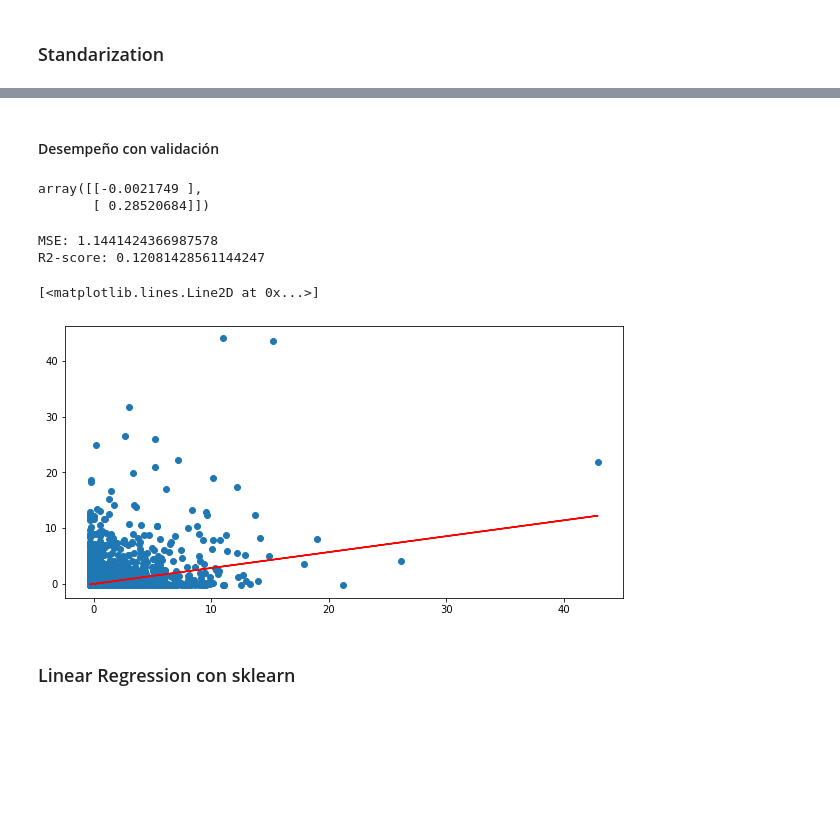
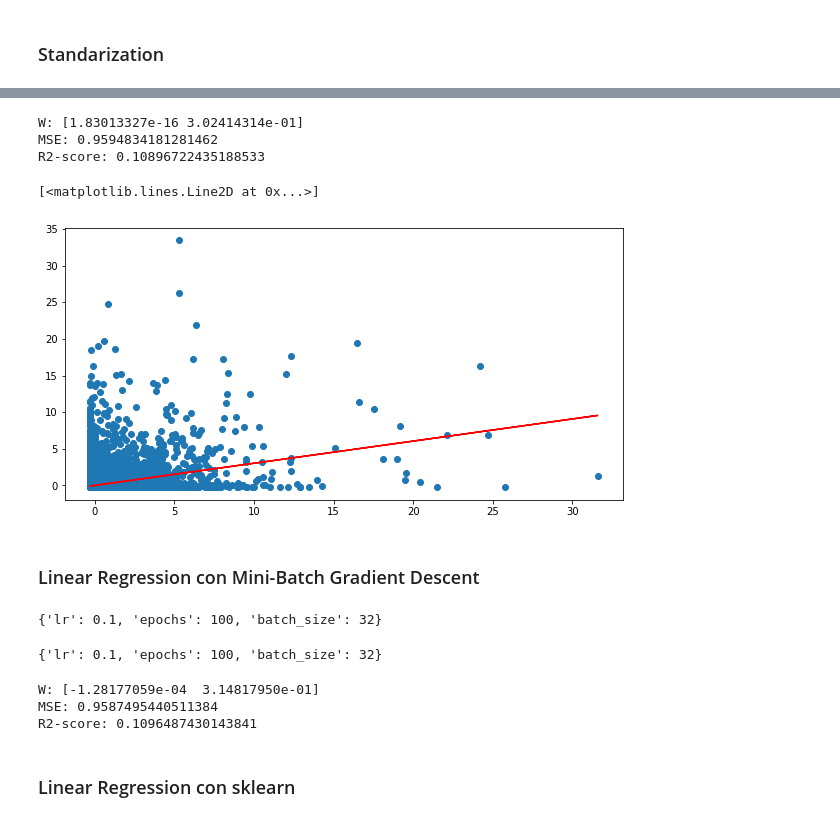
Before and after one commit to freddy120/ad_ceia, a Jupyter notebook: notebooks/tpintegrador/TP Integrador Análisis de datos.ipynb, the cells around one changed output, grey strips where cells are left out. Saved outputs shown, nothing was run; the diff lists cells and outputs as text; code cells hidden in the pictures; blank space fills up the shorter version.

```diff
--- a/notebooks/tpintegrador/TP Integrador Análisis de datos.ipynb
+++ b/notebooks/tpintegrador/TP Integrador Análisis de datos.ipynb
@@ -1328,5 +1470,7 @@ Test: (27857, 1) (27857,)
 x_scaler = StandardScaler()
 y_scaler = StandardScaler()
 X_train_scaled = x_scaler.fit_transform(X_train.values)
+X_test_scaled = x_scaler.transform(X_test.values)
 y_train_scaled = y_scaler.fit_transform(y_train.to_numpy().reshape(-1,1))
+y_test_scaled = y_scaler.transform(y_test.to_numpy().reshape(-1,1))
 # %% [markdown]
@@ -1506,2 +1649,0 @@ class LinearRegressionWithGradient(BaseModel):
-# %% [markdown]
-#### Desempeño con validación
@@ -1519,18 +1650,27 @@ lr_mse = mse(y_val_1, y_val_predict)
-# %%
-lineal_reg.model
-# %% [output]
-array([[-0.0021749 ],
-       [ 0.28520684]])
-# %%
-print('MSE: {} '.format(lr_mse))
-print('R2-score: {}'.format(r2_score(y_val_1, y_val_predict)))
-# %% [output]
-MSE: 1.1441424366987578
-R2-score: 0.12081428561144247
+# %%
+mse = MSE()
+lineal_reg = LinearRegressionWithB()
+
+# train
+lineal_reg.fit(X_train_scaled, y_train_scaled)
+
+# test
+y_test_predict = lineal_reg.predict(X_test_scaled)
+lr_mse = mse(y_test_scaled, y_test_predict)
+
+print('W: {}'. format(lineal_reg.model.ravel()))
+print('MSE: {} '.format(lr_mse))
+print('R2-score: {}'.format(r2_score(y_test_scaled, y_test_predict)))
+# %% [output]
+W: [1.83013327e-16 3.02414314e-01]
+MSE: 0.9594834181281462
+R2-score: 0.10896722435188533
 # %%
 fig,axes = plt.subplots(1,1,figsize=(10,5))
-axes.scatter(X_val_1, y_val_1 )
-axes.plot(X_val_1, y_val_predict, 'r')
+axes.scatter(X_test_scaled, y_test_scaled )
+axes.plot(X_test_scaled, y_test_predict, 'r')
 # %% [output]
 [<matplotlib.lines.Line2D at 0x...>]
-[figure, old version]
+[figure, new version]
+# %% [markdown]
+### Linear Regression con Mini-Batch Gradient Descent
@@ -1537,2 +1695,37 @@ axes.plot(X_val_1, y_val_predict, 'r')
+# %%
+# seleccion de hiperparametros
+param_grid = {'lr': [0.01, 0.05, 0.1], 'epochs': [100, 200], 'batch_size': [32, 64]}
+grid = ParameterGrid(param_grid)
+
+kfolds_list = np.zeros(len(list(grid)))
+for i, params in enumerate(grid):
+    kfolds_list[i] = k_folds_lineal_regression(X_train_scaled, y_train_scaled, params['lr'], params['batch_size'], params['epochs'])
+
+best_params = grid[np.argmin(kfolds_list)]
+best_params
+# %% [output]
+{'lr': 0.1, 'epochs': 100, 'batch_size': 32}
+# %%
+print({'lr': 0.1, 'epochs': 100, 'batch_size': 32})
+# %% [output]
+{'lr': 0.1, 'epochs': 100, 'batch_size': 32}
+# %%
+mse = MSE()
+lineal_reg = LinearRegressionWithGradient()
+
+# train
+lineal_reg.fit(X_train_scaled, y_train_scaled, lr=0.1, epochs=100, b=32, gradient='MINI')
+
+# test
+y_test_predict = lineal_reg.predict(X_test_scaled)
+lr_mse = mse(y_test_scaled, y_test_predict)
+
+print('W: {}'. format(lineal_reg.model.ravel()))
+print('MSE: {} '.format(lr_mse))
+print('R2-score: {}'.format(r2_score(y_test_scaled, y_test_predict)))
+# %% [output]
+W: [-1.28177059e-04  3.14817950e-01]
+MSE: 0.9587495440511384
+R2-score: 0.1096487430143841
 # %% [markdown]
 ### Linear Regression con sklearn
```
Also changed, not shown: parts of 117 cells of this notebook.
